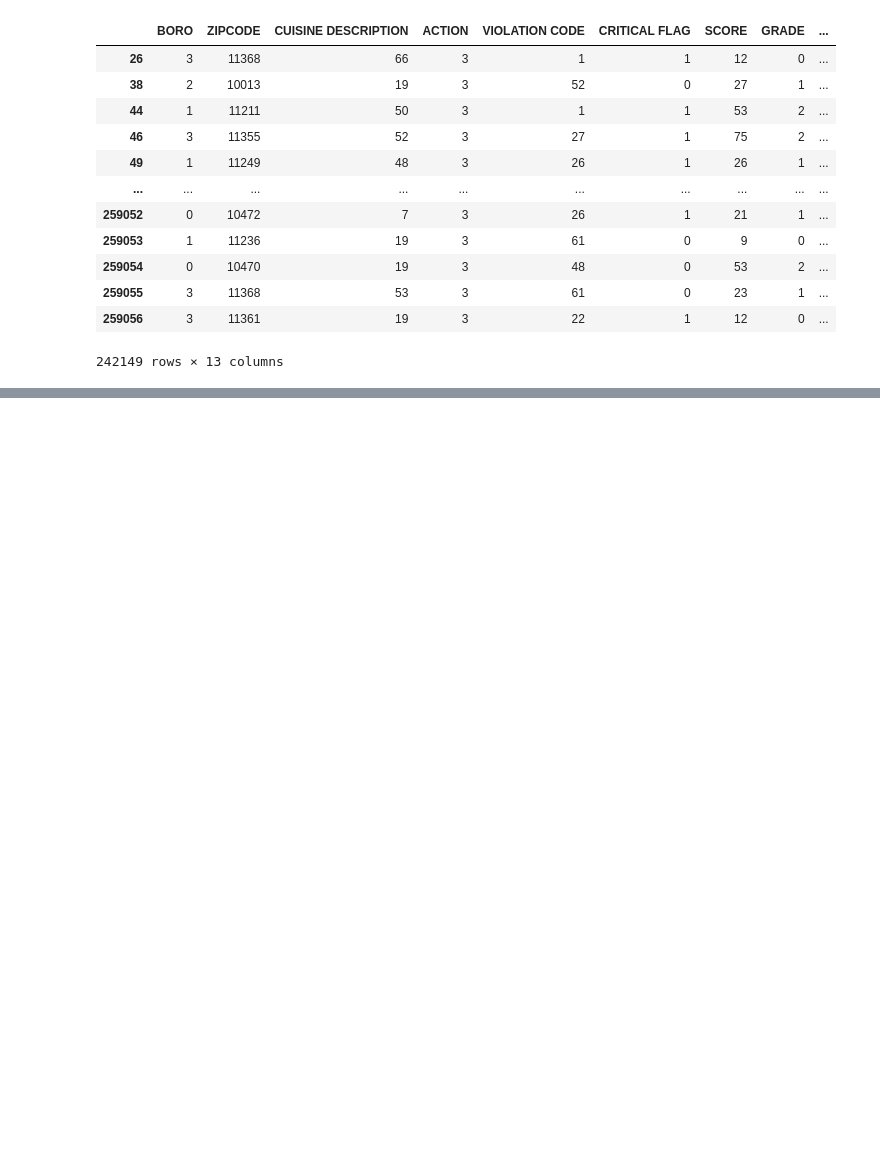
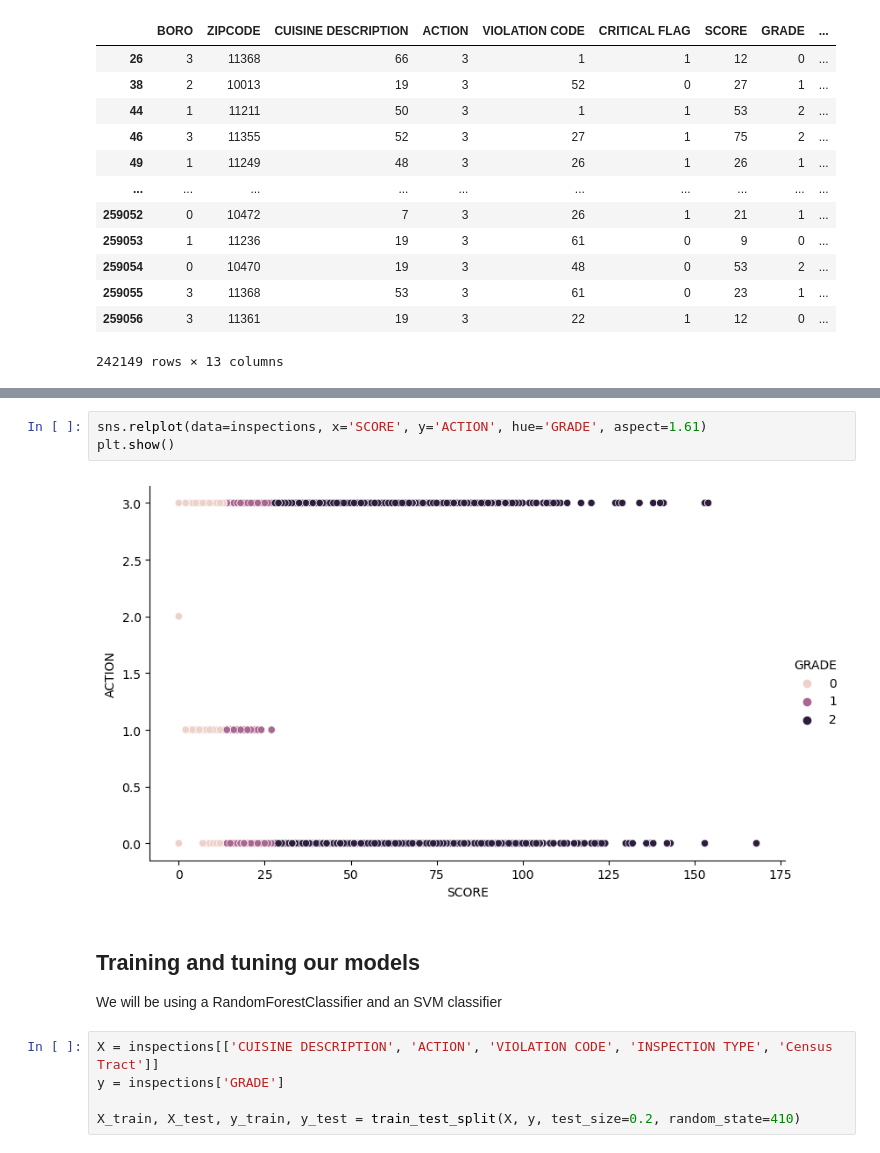
Before and after one commit to jackr276/Collision-Data-Classification, a Jupyter notebook: NYC-Restaurant-Inspections.ipynb, the cells around one changed output, grey strips where cells are left out. Saved outputs shown, nothing was run; the diff lists cells and outputs as text; blank space fills up the shorter version.

```diff
--- a/NYC-Restaurant-Inspections.ipynb
+++ b/NYC-Restaurant-Inspections.ipynb
@@ -469,0 +487,14 @@ Let's see if a restaurant's locality in one of the 5 boros seems to have any eff
+# %%
+sns.relplot(data=inspections, x='SCORE', y='ACTION', hue='GRADE', aspect=1.61)
+plt.show()
+# %% [output]
+[figure, added]
+# %% [markdown]
+## Training and tuning our models
+
+We will be using a RandomForestClassifier and an SVM classifier
+# %%
+X = inspections[['CUISINE DESCRIPTION', 'ACTION', 'VIOLATION CODE', 'INSPECTION TYPE', 'Census Tract']]
+y = inspections['GRADE']
+
+X_train, X_test, y_train, y_test = train_test_split(X, y, test_size=0.2, random_state=410)
```
Also changed, not shown: parts of 22 cells of this notebook.
